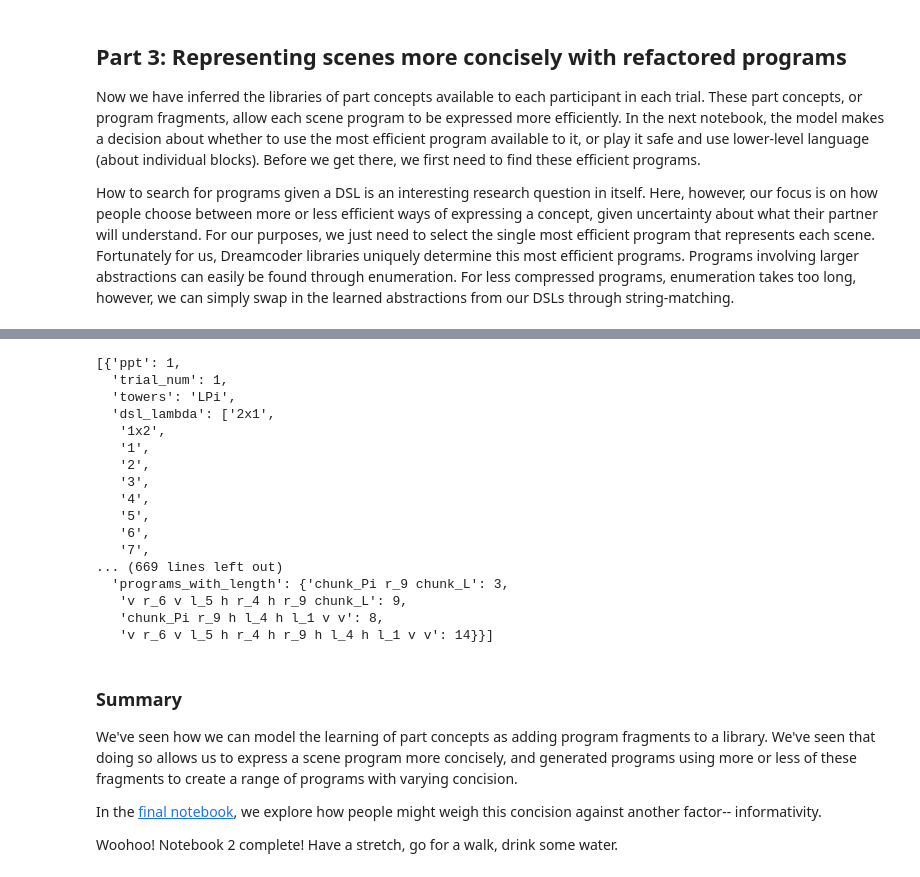
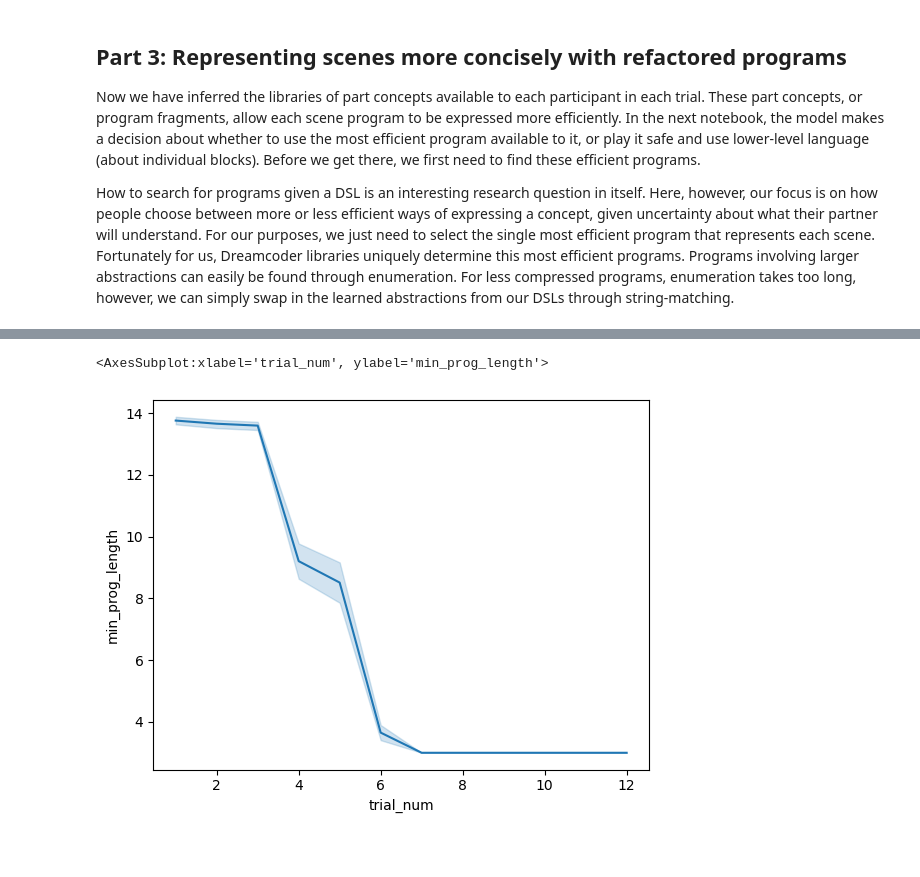
Before and after one commit to cogtoolslab/compositional-abstractions-tutorial, a Jupyter notebook: notebooks/ca_programs.ipynb, the cells around one changed output, grey strips where cells are left out. Drawn from its saved outputs; the diff is of its cells as text; code cells hidden in the pictures; blank space fills up the shorter version.

```diff
--- a/notebooks/ca_programs.ipynb
+++ b/notebooks/ca_programs.ipynb
@@ -639,5 +285,10 @@ Across "participants", how does the length of these programs change?
 # %%
 ppt = 1
 
-with open("../data/model/programs/programs_ppt_" + str(ppt) + ".json", "r") as read_file:
-    trial_data = json.load(read_file)
+all_program_data = pd.DataFrame()
+
+for ppt in range(1,50):
+
+    with open("../data/model/your_programs/programs_ppt_" + str(ppt) + ".json", "r") as read_file:
+        trial_data = pd.read_json(read_file)
+        all_program_data = pd.concat([all_program_data, trial_data], ignore_index=True)
@@ -659,28 +295,9 @@ with open("../data/model/programs/programs_ppt_" + str(ppt) + ".json", "r") as r
-# %%
-trial_data
-# %% [output]
-[{'ppt': 1,
-  'trial_num': 1,
-  'towers': 'LPi',
-  'dsl_lambda': ['2x1',
-   '1x2',
-   '1',
-   '2',
-   '3',
-   '4',
-   '5',
-   '6',
-   '7',
-... (669 lines left out)
-  'programs_with_length': {'chunk_Pi r_9 chunk_L': 3,
-   'v r_6 v l_5 h r_4 h r_9 chunk_L': 9,
-   'chunk_Pi r_9 h l_4 h l_1 v v': 8,
-   'v r_6 v l_5 h r_4 h r_9 h l_4 h l_1 v v': 14}}]
-# %% [markdown]
-### Summary
-
-We've seen how we can model the learning of part concepts as adding program fragments to a library. We've seen that doing so allows us to express a scene program more concisely, and generated programs using more or less of these fragments to create a range of programs with varying concision.
-
-In the [final notebook](/notebooks/conventions.ipynb), we explore how people might weigh this concision against another factor-- informativity.
-
-Woohoo! Notebook 2 complete! Have a stretch, go for a walk, drink some water.
+# %%
+all_program_data['min_prog_length'] = all_program_data.min_program.apply(lambda x: len(x.split(' ')))
+
+sns.lineplot(data = all_program_data,
+         x = 'trial_num',
+         y = 'min_prog_length')
+# %% [output]
+<AxesSubplot:xlabel='trial_num', ylabel='min_prog_length'>
+[figure, added]
```
Also changed, not shown: parts of 26 cells of this notebook, 50 other files.
